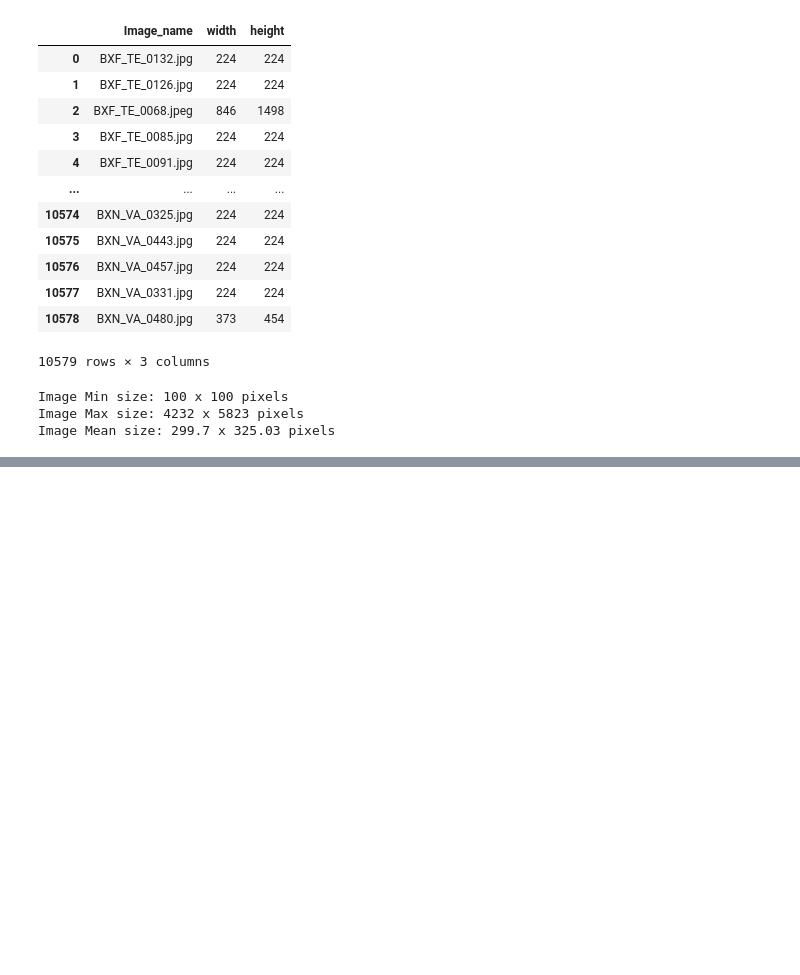
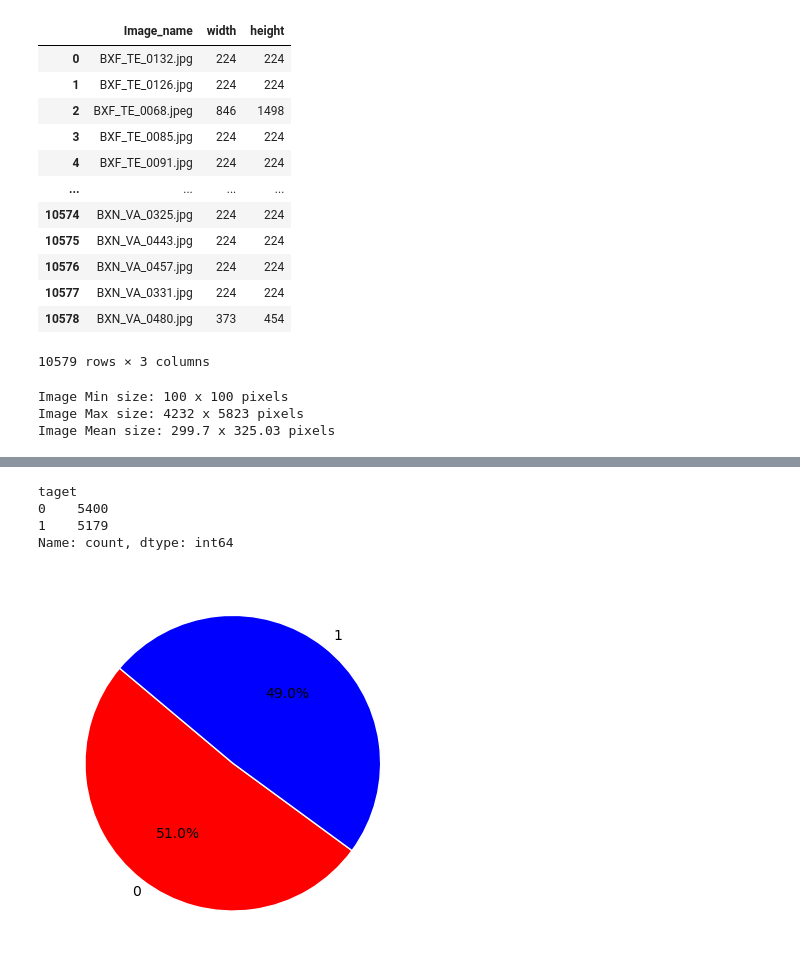
Before and after one commit to pauljo13/Bone-Fracture-Multi-Region-X-ray, a Jupyter notebook: BoneFracture.ipynb, the cells around one changed output, grey strips where cells are left out. Saved outputs shown, nothing was run; the diff lists cells and outputs as text; code cells hidden in the pictures; blank space fills up the shorter version.

```diff
--- a/BoneFracture.ipynb
+++ b/BoneFracture.ipynb
@@ -276,0 +283,10 @@ def
+# %%
+def fractured(name):
+    names = name.split("_")
+    if "F" in names[0]:
+        return 1
+    else:
+        return 0
+# %%
+df["taget"] = df.Image_name.apply(lambda x : fractured(x))
+df
@@ -276,0 +307,13 @@ def
+# %%
+df["taget"].value_counts()
+# %% [output]
+taget
+0    5400
+1    5179
+Name: count, dtype: int64
+# %%
+plt.pie(df["taget"].value_counts(),labels=df["taget"].value_counts().index, colors=["red","blue"], center=(4,4),
+       wedgeprops={"linewidth": 1, "edgecolor": "white"},autopct='%1.1f%%', startangle=140)
+plt.show()
+# %% [output]
+[figure, added]
```
Also changed, not shown: parts of 5 cells of this notebook.
